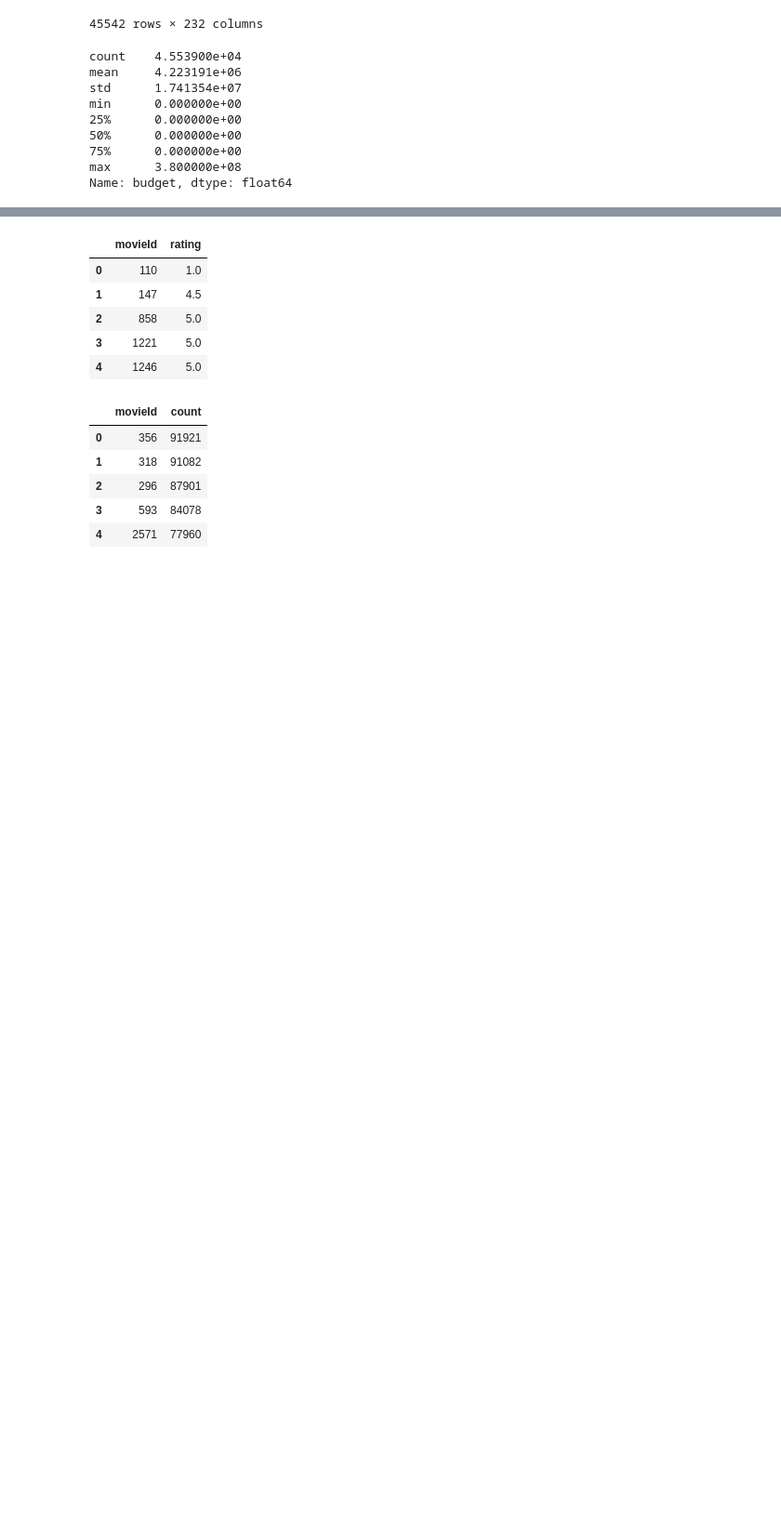
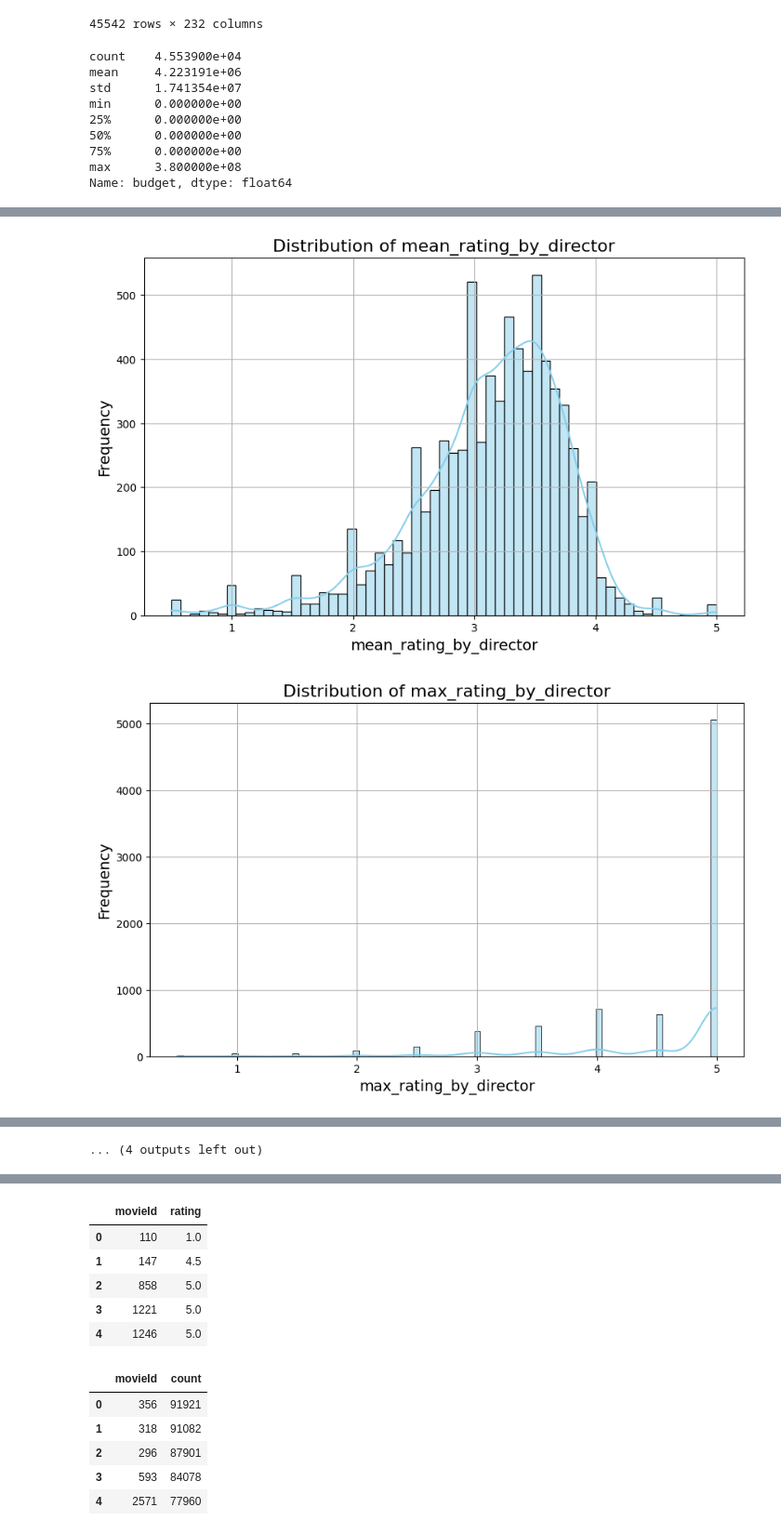
Before and after one commit to HatimRabet/Bandit-Algorithms-for-Movie-Recommendation-System, a Jupyter notebook: scripts/data_study.ipynb, the cells around one changed output, grey strips where cells are left out. Shown at 93% size. Cells and saved outputs as stored; diff of their text form; code cells hidden in the pictures; blank space fills up the shorter version.

```diff
--- a/scripts/data_study.ipynb
+++ b/scripts/data_study.ipynb
@@ -609,0 +608,32 @@ Y[[i for i in range(Y.size) if Y[i] > 100]].size
+# %%
+cols_distribution = ['mean_rating_by_director',
+                    'max_rating_by_director',
+                    'min_rating_by_director',
+                    'mean_rating_by_main_character_0',
+                    'max_rating_by_main_character_0',
+                    'min_rating_by_main_character_0',
+                    'mean_rating_by_main_character_1',
+                    'max_rating_by_main_character_1',
+                    'min_rating_by_main_character_1',
+                    'mean_rating_by_main_character_2',
+                    'max_rating_by_main_character_2',
+                    'min_rating_by_main_character_2',
+                    'mean_rating_by_prod_company',
+                    'max_rating_by_prod_company',
+                    'min_rating_by_prod_company',
+                    'ratio_benefit']
+# %%
+import matplotlib.pyplot as plt
+import seaborn as sns
+
+for column in cols_distribution:
+    plt.figure(figsize=(10, 6))
+    sns.histplot(movies_dataframe_final[column], kde=True, color='skyblue')
+    plt.title(f'Distribution of {column}', fontsize=16)
+    plt.xlabel(column, fontsize=14)
+    plt.ylabel('Frequency', fontsize=14)
+    plt.grid(True)
+    plt.show()
+# %% [output]
+[figure, added]
+[figure, added]
@@ -609,0 +650 @@ Y[[i for i in range(Y.size) if Y[i] > 100]].size
+... (4 outputs left out)
```
Also changed, not shown: parts of 12 cells of this notebook.
